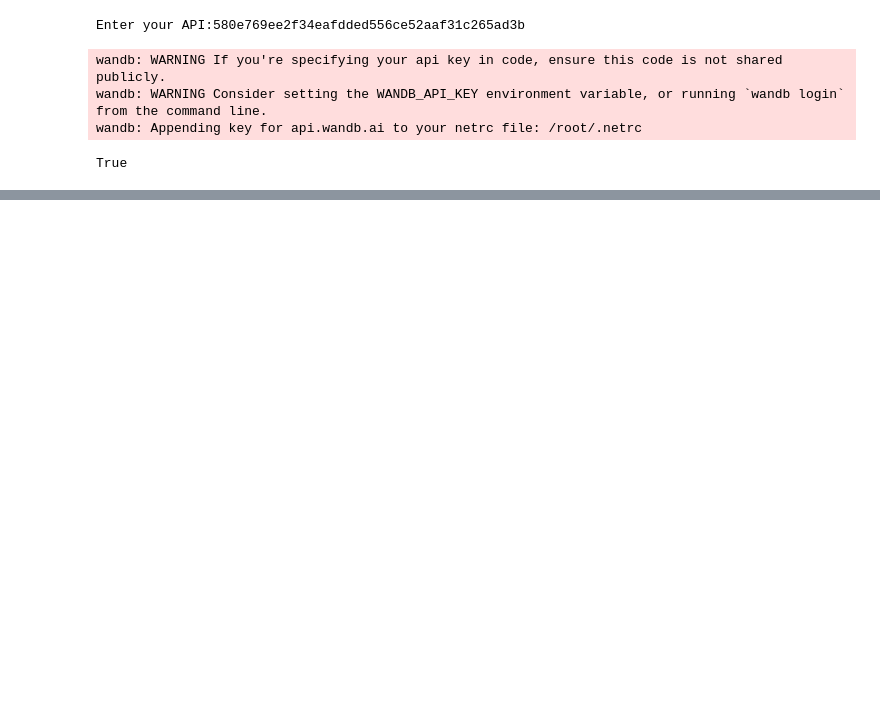
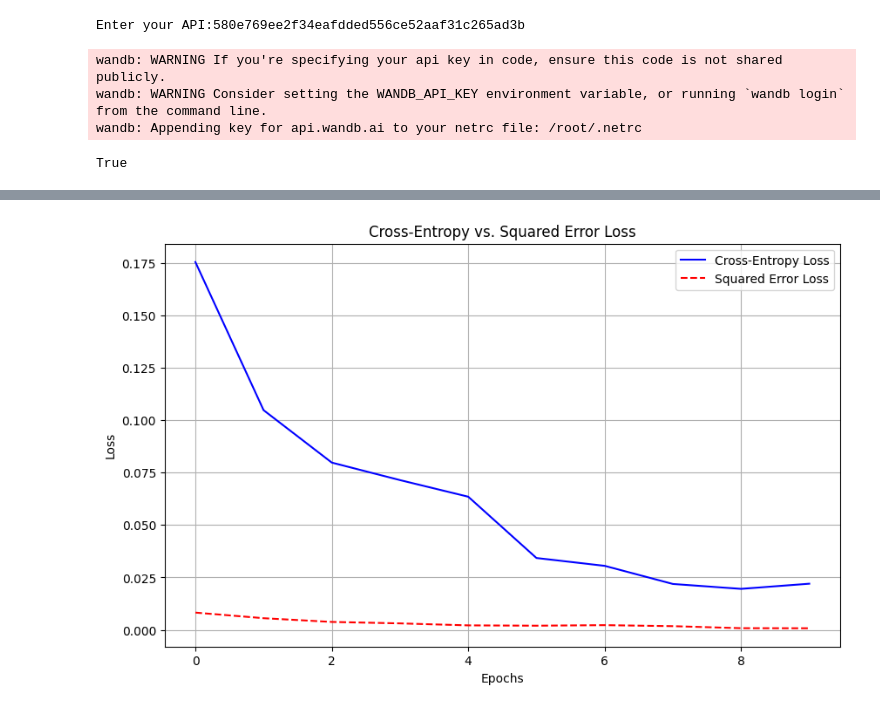
Before and after one commit to ma23m/DA6401---Assignment-1, a Jupyter notebook: DL_Assignment_1.ipynb, the cells around one changed output, grey strips where cells are left out. Drawn from its saved outputs; the diff is of its cells as text; code cells hidden in the pictures; blank space fills up the shorter version.

```diff
--- a/DL_Assignment_1.ipynb
+++ b/DL_Assignment_1.ipynb
@@ -511,0 +734,91 @@ Run summary:
+# %%
+import numpy as np
+import matplotlib.pyplot as plt
+import wandb
+
+# Initialize WandB
+wandb.init(project="DA6401_Assignment1_ma23m011", name="loss_comparison")
+
+# ------------------------------ Define Modified Neural Network ------------------------------
+class ModifiedNeuralNetwork(NeuralNetwork):
+    def __init__(self, loss_function="cross_entropy", **kwargs):
+        """
+        Extends NeuralNetwork to support both Cross-Entropy and Squared Error Loss.
+        """
+        super().__init__(**kwargs)
+        self.loss_function = loss_function
+
+    def compute_loss(self, y_true, y_pred):
+        """ Compute loss based on selected loss function. """
+        if self.loss_function == "cross_entropy":
+            return -np.sum(y_true * np.log(y_pred + self.epsilon)) / y_true.shape[0]
+        elif self.loss_function == "squared_error":
+            return np.mean((y_true - y_pred) ** 2)
+
+    def train(self, X_train, y_train, X_val, y_val, epochs=10, batch_size=32):
+        """ Train the network using mini-batch gradient descent and track loss per epoch. """
+        num_samples = X_train.shape[0]
+        loss_history = []  # Store loss values per epoch
+
+        for epoch in range(epochs):
+            indices = np.arange(num_samples)
+            np.random.shuffle(indices)
+            X_train, y_train = X_train[indices], y_train[indices]
+
+            for i in range(0, num_samples, batch_size):
+                X_batch = X_train[i:i + batch_size]
+                y_batch = y_train[i:i + batch_size]
+
+                # Forward pass
+                activations, z_values = self.forward(X_batch)
+
+                # Compute gradients
+                gradients_w, gradients_b = self.backward(X_batch, y_batch, activations, z_values)
+
+                # Update weights
+                self.update_weights(gradients_w, gradients_b)
+
+            # Compute training loss
+            train_activations, _ = self.forward(X_train)
+            train_loss = self.compute_loss(y_train, train_activations[-1])
+            loss_history.append(train_loss)
+
+            print(f"Epoch {epoch+1}: Loss = {train_loss:.4f}")
+
+            # Log loss per epoch in WandB
+            wandb.log({f"{self.loss_function} Loss": train_loss, "Epoch": epoch})
+
+        return loss_history  # Return loss values for plotting
+
+#Train with Cross-Entropy Loss
+cross_entropy_model = ModifiedNeuralNetwork(
+    input_size=784, hidden_layers=[128]*5, output_size=10,
+    learning_rate=0.001, optimizer="sgd", weight_init="xavier",
+    activation="relu", weight_decay=0.0005, loss_function="cross_entropy"
+)
+
+cross_entropy_losses = cross_entropy_model.train(x_train, y_train, x_val, y_val, epochs=10, batch_size=64)
+
+# Train with Squared Error Loss
+squared_error_model = ModifiedNeuralNetwork(
+    input_size=784, hidden_layers=[128]*5, output_size=10,
+    learning_rate=0.001, optimizer="sgd", weight_init="xavier",
+    activation="relu", weight_decay=0.0005, loss_function="squared_error"
+)
+
+squared_error_losses = squared_error_model.train(x_train, y_train, x_val, y_val, epochs=10, batch_size=64)
+
+# Plot the Loss Curves
+plt.figure(figsize=(10, 6))
+plt.plot(cross_entropy_losses, label="Cross-Entropy Loss", color="blue")
+plt.plot(squared_error_losses, label="Squared Error Loss", color="red", linestyle="dashed")
+plt.xlabel("Epochs")
+plt.ylabel("Loss")
+plt.title("Cross-Entropy vs. Squared Error Loss")
+plt.legend()
+plt.grid()
+
+# Log the loss plot to WandB
+wandb.log({"Loss Comparison Plot": wandb.Image(plt)})
+plt.show()
+# %% [output]
@@ -511,0 +846 @@ Run summary:
+[figure, added]
```
Also changed, not shown: parts of 12 cells of this notebook, 1 other file.
